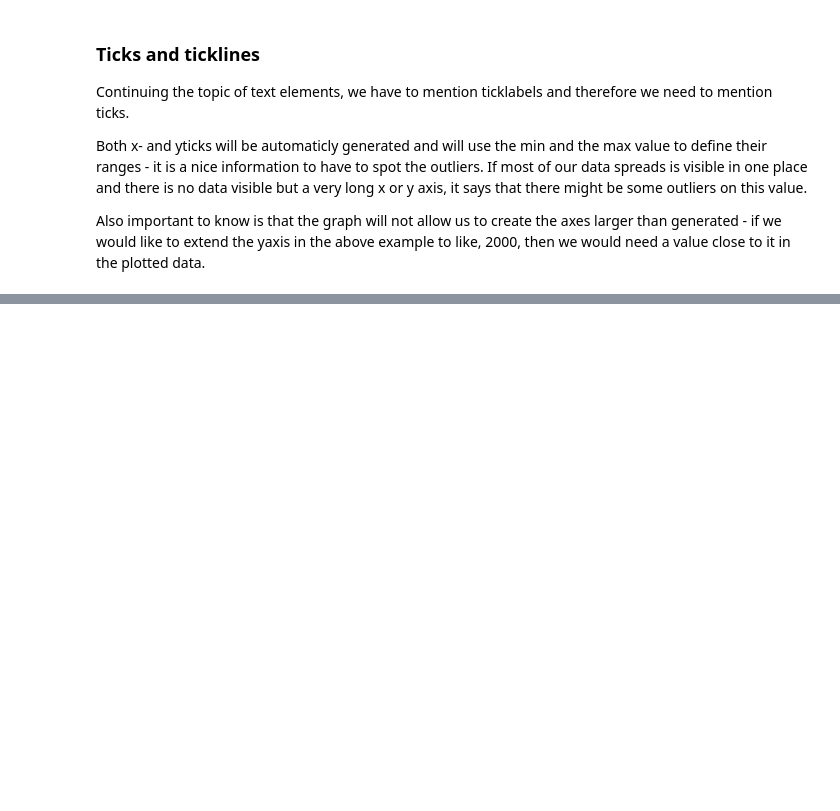
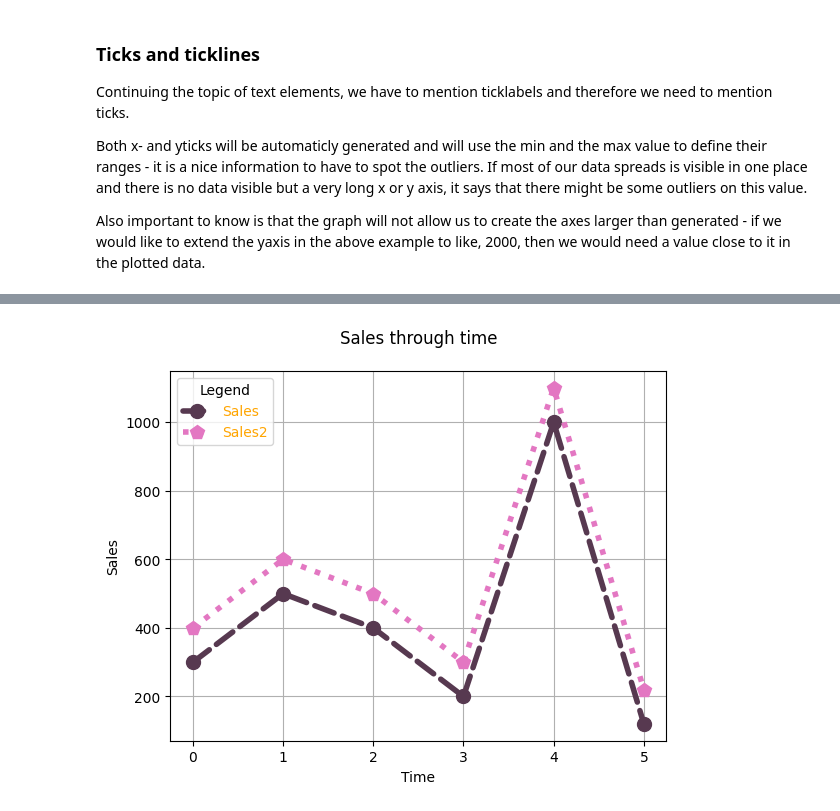
Before and after one commit to miladziekanowska/Data_Analytics, a Jupyter notebook: Matplotlib_Basics.ipynb, the cells around one changed output, grey strips where cells are left out. Cells and saved outputs as stored; diff of their text form; code cells hidden in the pictures; blank space fills up the shorter version.

```diff
--- a/Matplotlib_Basics.ipynb
+++ b/Matplotlib_Basics.ipynb
@@ -233,0 +252,14 @@ ax.set_xticklabels(['a','b','c','d','e','f'])
+# %%
+fig, ax = plt.subplots()
+
+ax.set_title('Sales through time', pad=20)
+ax.set_xlabel('Time')
+ax.set_ylabel('Sales')
+
+ax.plot(df['Time'], df['Sales'], color='#573950', marker='o', ls='dashed', dash_capstyle='round', linewidth=4, markersize=10)
+ax.plot(df['Time'], df['Sales2'], 'C6p:', linewidth=4, markersize=10)
+
+ax.legend(['Sales', 'Sales2'], labelcolor='orange', title='Legend')
+ax.grid()
+# %% [output]
+[figure, added]
```
Also changed, not shown: parts of 10 cells of this notebook.
